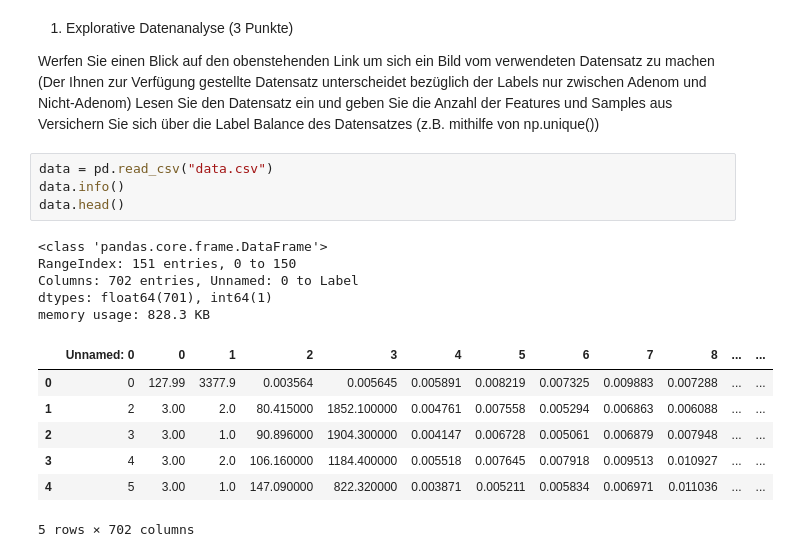
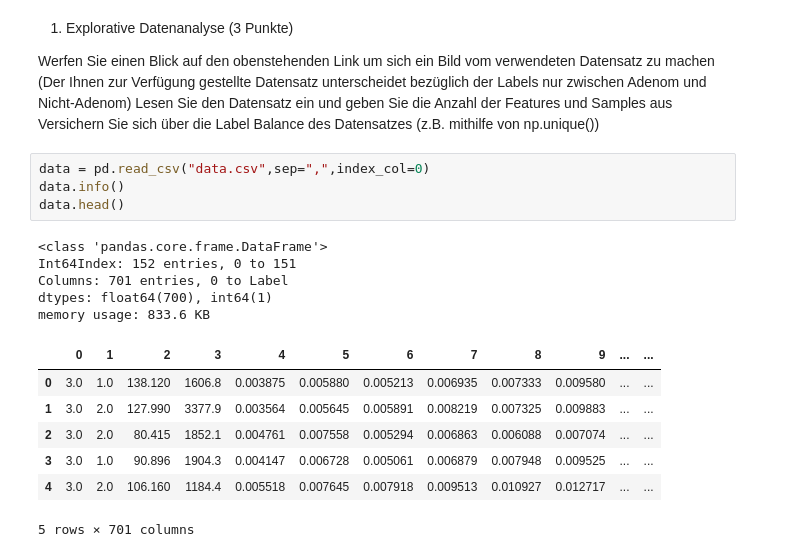
Before and after one commit to wermann33/MLEUnsupervised-Clustering-_Feature-Handling, a Jupyter notebook: Uebung 04.ipynb, the cells around one changed output. Saved outputs shown, nothing was run; the diff lists cells and outputs as text.

```diff
--- a/Uebung 04.ipynb
+++ b/Uebung 04.ipynb
@@ -268,22 +268,22 @@ Werfen Sie einen Blick auf den obenstehenden Link um sich ein Bild vom verwendet
 Lesen Sie den Datensatz ein und geben Sie die Anzahl der Features und Samples aus
 Versichern Sie sich über die Label Balance des Datensatzes (z.B. mithilfe von np.unique())
 # %%
-data = pd.read_csv("data.csv")
+data = pd.read_csv("data.csv",sep=",",index_col=0)
 data.info()
 data.head()
 # %% [output]
 <class 'pandas.core.frame.DataFrame'>
-RangeIndex: 151 entries, 0 to 150
-Columns: 702 entries, Unnamed: 0 to Label
-dtypes: float64(701), int64(1)
-memory usage: 828.3 KB
+Int64Index: 152 entries, 0 to 151
+Columns: 701 entries, 0 to Label
+dtypes: float64(700), int64(1)
+memory usage: 833.6 KB
-|  | Unnamed: 0 | 0 | 1 | 2 | 3 | 4 | 5 | 6 | 7 | 8 | ... | ... |
-| 0 | 0 | 127.99 | 3377.9 | 0.003564 | 0.005645 | 0.005891 | 0.008219 | 0.007325 | 0.009883 | 0.007288 | ... | ... |
-| 1 | 2 | 3.00 | 2.0 | 80.415000 | 1852.100000 | 0.004761 | 0.007558 | 0.005294 | 0.006863 | 0.006088 | ... | ... |
-| 2 | 3 | 3.00 | 1.0 | 90.896000 | 1904.300000 | 0.004147 | 0.006728 | 0.005061 | 0.006879 | 0.007948 | ... | ... |
-| 3 | 4 | 3.00 | 2.0 | 106.160000 | 1184.400000 | 0.005518 | 0.007645 | 0.007918 | 0.009513 | 0.010927 | ... | ... |
-| 4 | 5 | 3.00 | 1.0 | 147.090000 | 822.320000 | 0.003871 | 0.005211 | 0.005834 | 0.006971 | 0.011036 | ... | ... |
+|  | 0 | 1 | 2 | 3 | 4 | 5 | 6 | 7 | 8 | 9 | ... | ... |
+| 0 | 3.0 | 1.0 | 138.120 | 1606.8 | 0.003875 | 0.005880 | 0.005213 | 0.006935 | 0.007333 | 0.009580 | ... | ... |
+| 1 | 3.0 | 2.0 | 127.990 | 3377.9 | 0.003564 | 0.005645 | 0.005891 | 0.008219 | 0.007325 | 0.009883 | ... | ... |
+| 2 | 3.0 | 2.0 | 80.415 | 1852.1 | 0.004761 | 0.007558 | 0.005294 | 0.006863 | 0.006088 | 0.007074 | ... | ... |
+| 3 | 3.0 | 1.0 | 90.896 | 1904.3 | 0.004147 | 0.006728 | 0.005061 | 0.006879 | 0.007948 | 0.009525 | ... | ... |
+| 4 | 3.0 | 2.0 | 106.160 | 1184.4 | 0.005518 | 0.007645 | 0.007918 | 0.009513 | 0.010927 | 0.012717 | ... | ... |
-5 rows × 702 columns
+5 rows × 701 columns
 # %%
 sns.countplot(data['Label'])
 # %% [output]
```
Also changed, not shown: parts of 1 cell of this notebook, 1 other file.
